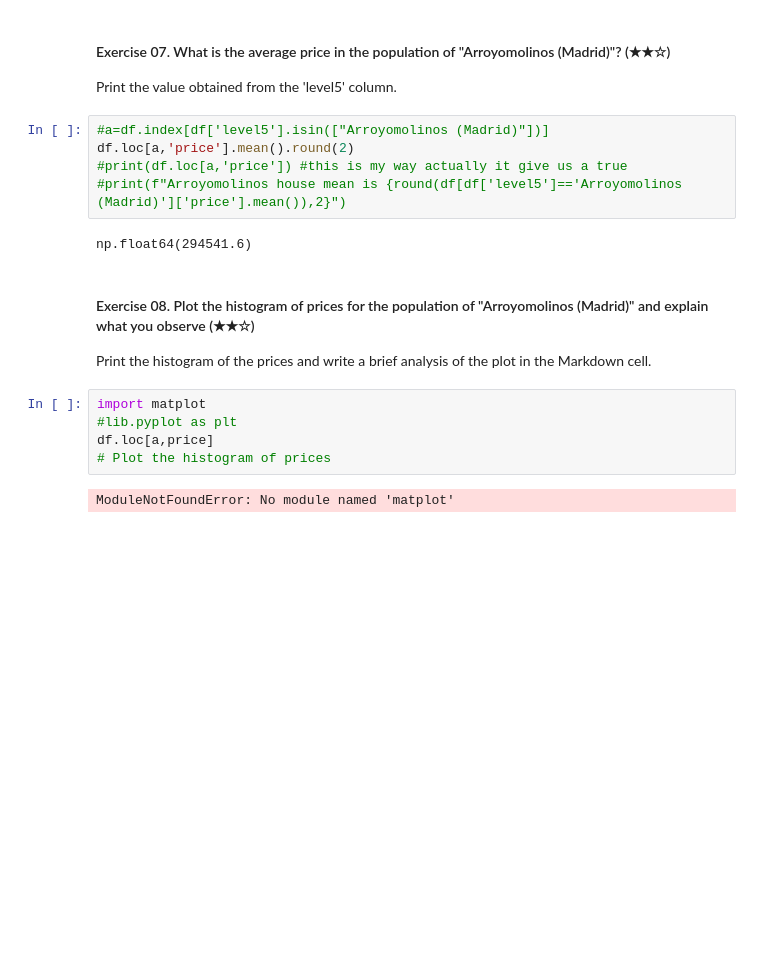
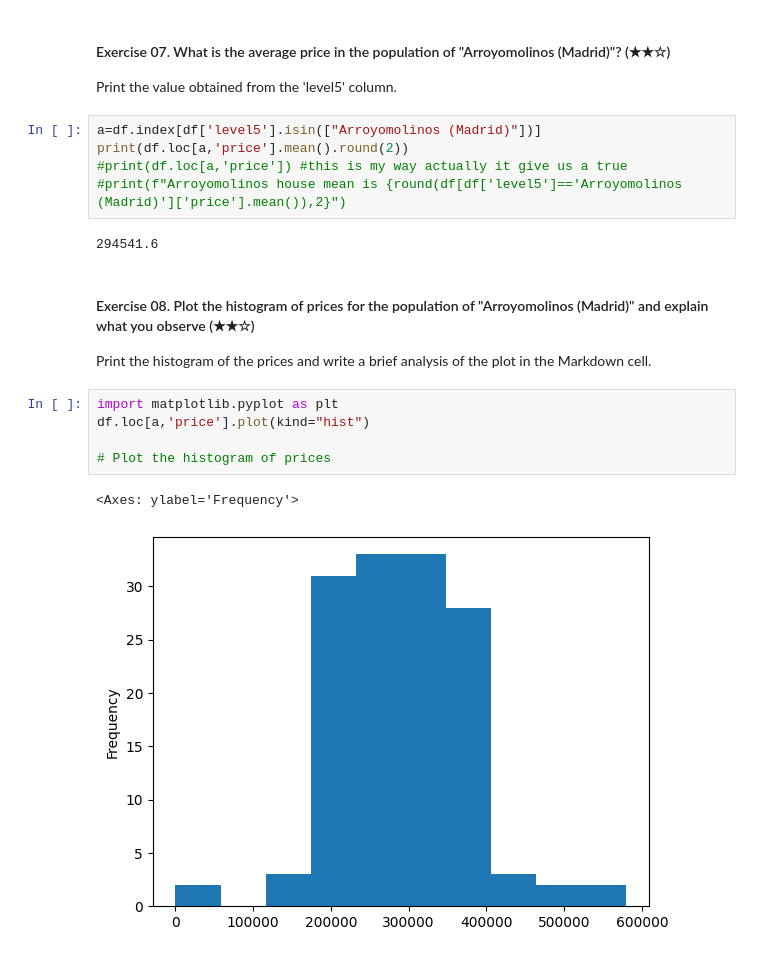
Before and after one commit to utkuseyithanoglu/utkudata-clean-up-pandas-for-beginners-project, a Jupyter notebook: project.ipynb, the cells around one changed output. Drawn from its saved outputs; the diff is of its cells as text; blank space fills up the shorter version.

```diff
--- a/project.ipynb
+++ b/project.ipynb
@@ -196,20 +194,21 @@ df.dropna(axis=1).shape
 
 Print the value obtained from the 'level5' column.
 # %%
-#a=df.index[df['level5'].isin(["Arroyomolinos (Madrid)"])]
-df.loc[a,'price'].mean().round(2)
+a=df.index[df['level5'].isin(["Arroyomolinos (Madrid)"])]
+print(df.loc[a,'price'].mean().round(2))
 #print(df.loc[a,'price']) #this is my way actually it give us a true
 #print(f"Arroyomolinos house mean is {round(df[df['level5']=='Arroyomolinos (Madrid)']['price'].mean()),2}")
 # %% [output]
-np.float64(294541.6)
+294541.6
 # %% [markdown]
 #### Exercise 08. Plot the histogram of prices for the population of "Arroyomolinos (Madrid)" and explain what you observe (★★☆)
 
 Print the histogram of the prices and write a brief analysis of the plot in the Markdown cell.
 # %%
-import matplot
-#lib.pyplot as plt
-df.loc[a,price]
+import matplotlib.pyplot as plt
+df.loc[a,'price'].plot(kind="hist")
+
 # Plot the histogram of prices
 # %% [output]
-ModuleNotFoundError: No module named 'matplot'
+<Axes: ylabel='Frequency'>
+[figure, added]
```
Also changed, not shown: parts of 1 cell of this notebook.
